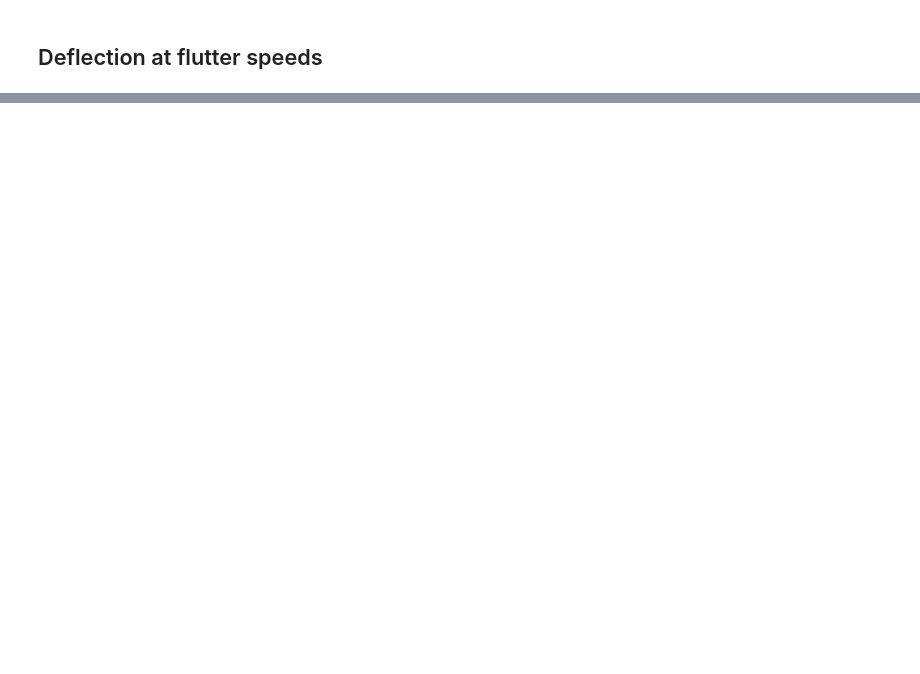
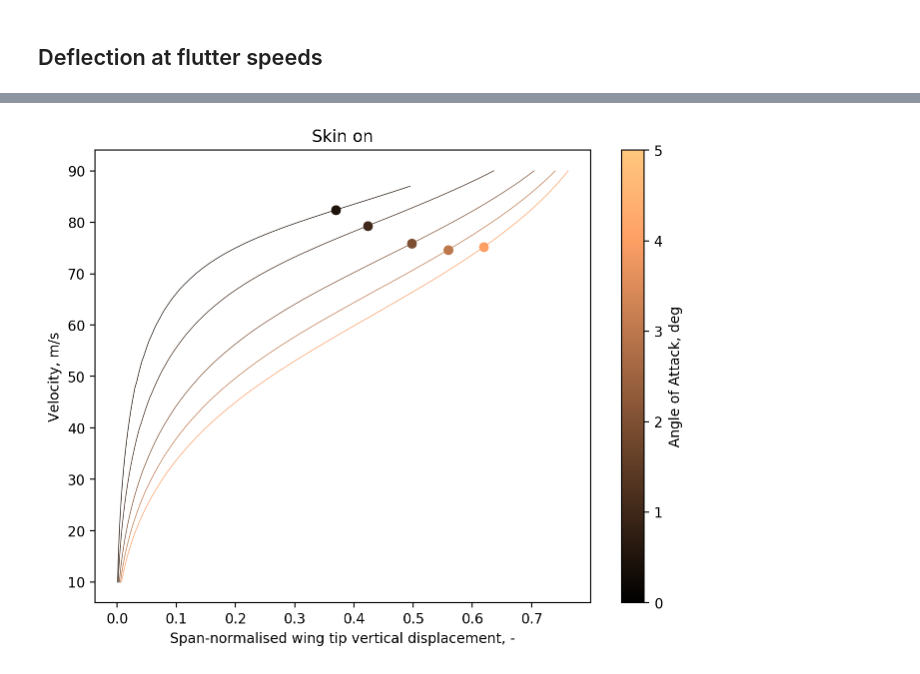
Before and after one commit to ngoiz/pazy-aepw3-results, a Jupyter notebook: 06_DeformedWingFlutter/06_DeformedFlutterResults.ipynb, the cells around one changed output, grey strips where cells are left out. Cells and saved outputs as stored; diff of their text form; code cells hidden in the pictures; blank space fills up the shorter version.

```diff
--- a/06_DeformedWingFlutter/06_DeformedFlutterResults.ipynb
+++ b/06_DeformedWingFlutter/06_DeformedFlutterResults.ipynb
@@ -93,0 +141,19 @@ plt.title('Skin off');
+# %%
+case = sharpy_results['w_skin']
+
+for ith, aoa in enumerate(case['alpha']):
+    for i_speed in range(case['flutter_deflection'][ith].shape[0]):
+
+        try:
+            plt.scatter(case['flutter_deflection'][ith][i_speed, 1], case['flutter_deflection'][ith][i_speed, 0], color=cmap(nrm(aoa)))
+        except IndexError:
+            plt.scatter(case['flutter_deflection'][ith][1], case['flutter_deflection'][ith][0], color=cmap(nrm(aoa)))
+            continue
+    plt.plot(case['deflection'][ith][:, -1] / 0.55, case['deflection'][ith][:, 0], color=cmap(nrm(aoa)), lw=0.5)
+
+plt.colorbar(mpl.cm.ScalarMappable(norm=nrm, cmap=cmap), label='Angle of Attack, deg')
+plt.xlabel('Span-normalised wing tip vertical displacement, -')
+plt.ylabel('Velocity, m/s')
+plt.title('Skin on');
+# %% [output]
+[figure, added]
```
Also changed, not shown: parts of 9 cells of this notebook, 32 other files.
